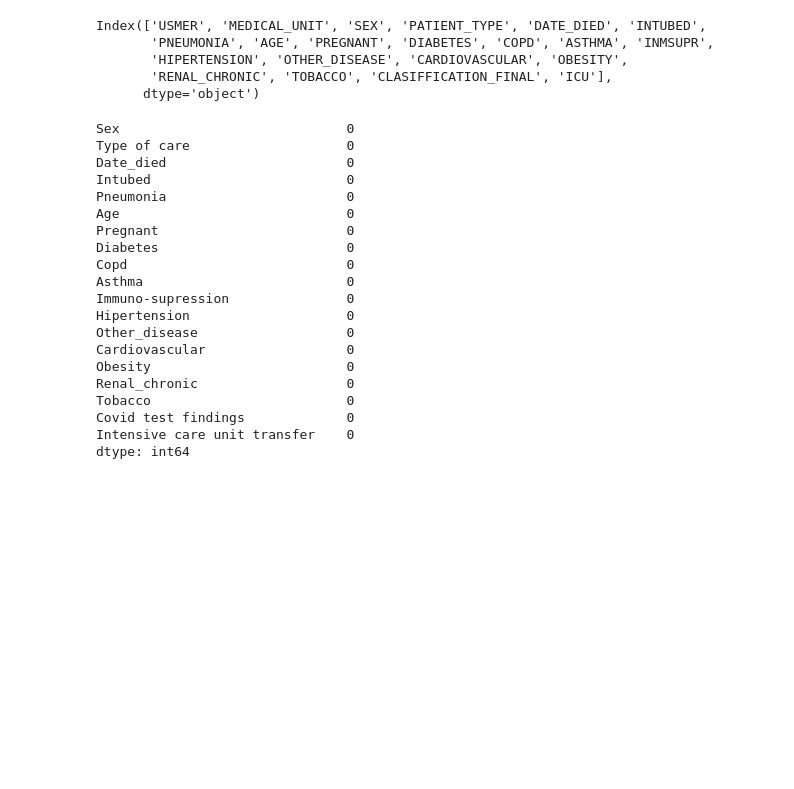
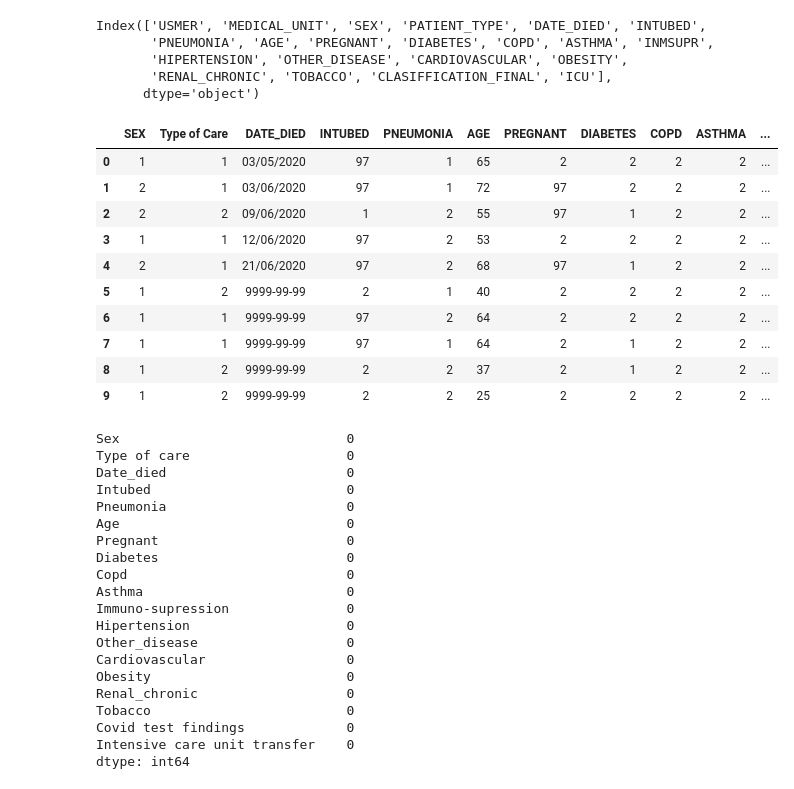
Before and after one commit to morkou/Healthcare, a Jupyter notebook: Cleaning/covid_datasets_cleaning.ipynb, the cells around one changed output. Drawn from its saved outputs; the diff is of its cells as text; code cells hidden in the pictures; blank space fills up the shorter version.

```diff
--- a/Cleaning/covid_datasets_cleaning.ipynb
+++ b/Cleaning/covid_datasets_cleaning.ipynb
@@ -15,13 +15,26 @@ Index(['USMER', 'MEDICAL_UNIT', 'SEX', 'PATIENT_TYPE', 'DATE_DIED', 'INTUBED',
 # %%
 covid_data_kaggle_df.rename(columns = {
     'PATIENT_TYPE':'Type of Care',
     'CLASIFFICATION_FINAL':'Covid Test Findings',
     'INMSUPR':'Immuno-supression',
     'ICU': 'Intensive Care Unit Transfer'},
     inplace = True)
 
 # Remove two columns name is 'MEDICAL_UNIT' and 'USMER' since we dont have sufficient information
 covid_data_kaggle_df.drop(['MEDICAL_UNIT', 'USMER'], axis=1, inplace=True)
+covid_data_kaggle_df.head(10)
+# %% [output]
+|  | SEX | Type of Care | DATE_DIED | INTUBED | PNEUMONIA | AGE | PREGNANT | DIABETES | COPD | ASTHMA | ... |
+| 0 | 1 | 1 | 03/05/2020 | 97 | 1 | 65 | 2 | 2 | 2 | 2 | ... |
+| 1 | 2 | 1 | 03/06/2020 | 97 | 1 | 72 | 97 | 2 | 2 | 2 | ... |
+| 2 | 2 | 2 | 09/06/2020 | 1 | 2 | 55 | 97 | 1 | 2 | 2 | ... |
+| 3 | 1 | 1 | 12/06/2020 | 97 | 2 | 53 | 2 | 2 | 2 | 2 | ... |
+| 4 | 2 | 1 | 21/06/2020 | 97 | 2 | 68 | 97 | 1 | 2 | 2 | ... |
+| 5 | 1 | 2 | 9999-99-99 | 2 | 1 | 40 | 2 | 2 | 2 | 2 | ... |
+| 6 | 1 | 1 | 9999-99-99 | 97 | 2 | 64 | 2 | 2 | 2 | 2 | ... |
+| 7 | 1 | 1 | 9999-99-99 | 97 | 1 | 64 | 2 | 1 | 2 | 2 | ... |
+| 8 | 1 | 2 | 9999-99-99 | 2 | 2 | 37 | 2 | 1 | 2 | 2 | ... |
+| 9 | 1 | 2 | 9999-99-99 | 2 | 2 | 25 | 2 | 2 | 2 | 2 | ... |
 # %%
 # Convert column titles to lowercase with first letter capitalized
 covid_data_kaggle_df.columns = [col.lower().capitalize() for col in covid_data_kaggle_df.columns]
```
Also changed, not shown: parts of 5 cells of this notebook.
